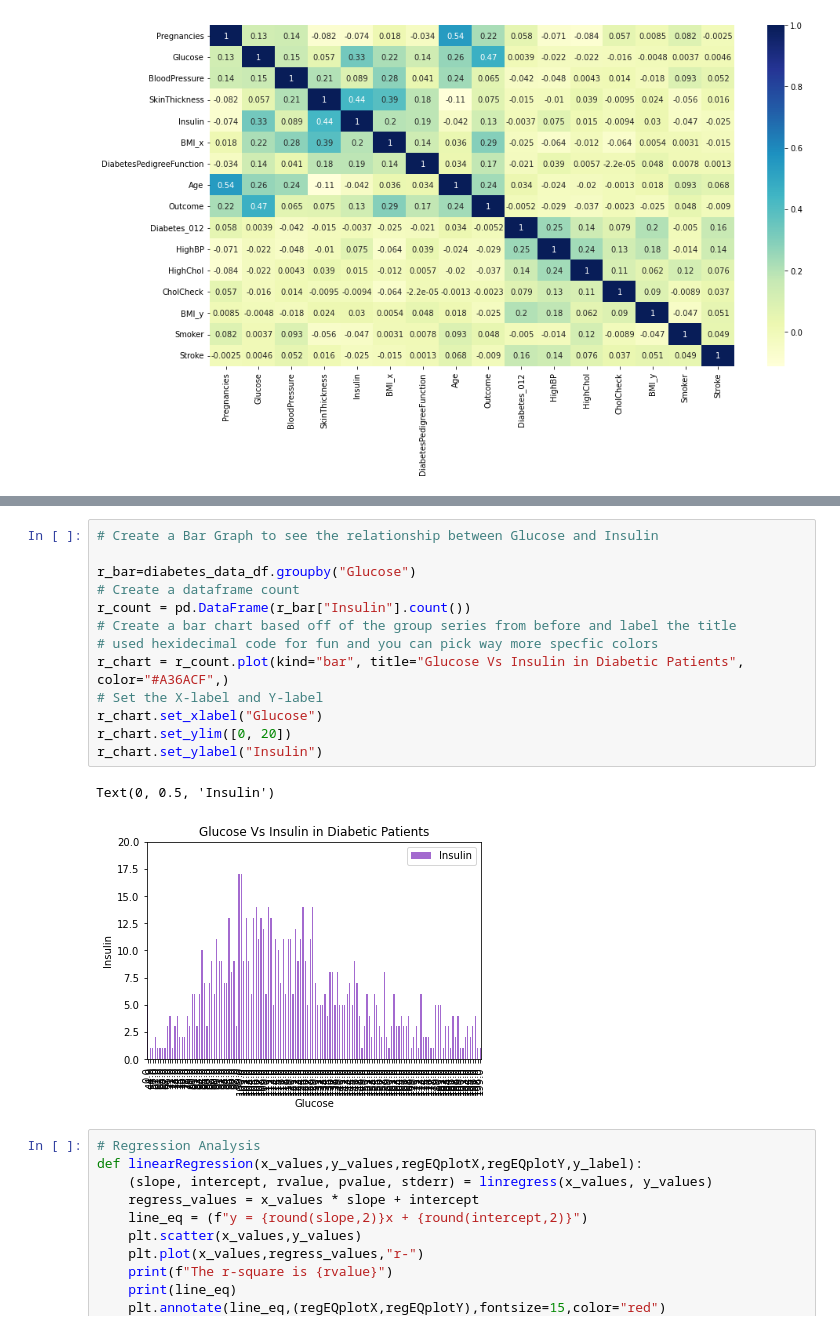
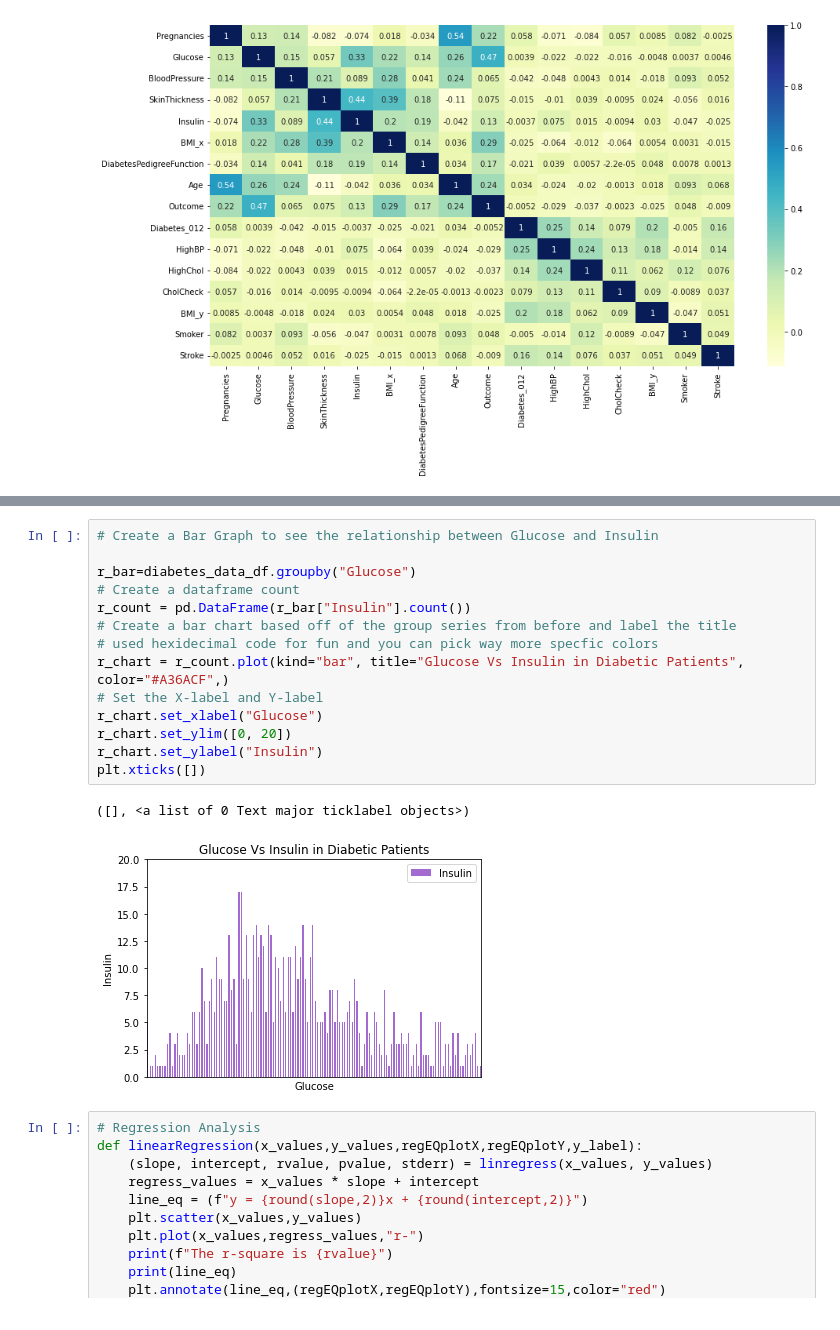
Before and after one commit to mward95/Diabetes_Extract_Transform_Load, a Jupyter notebook: Diabetes.ipynb, the cells around one changed output, grey strips where cells are left out. Cells and saved outputs as stored; diff of their text form.

```diff
--- a/Diabetes.ipynb
+++ b/Diabetes.ipynb
@@ -242,19 +242,20 @@ diabetes_data_df.describe()
 # %%
 # Create a Bar Graph to see the relationship between Glucose and Insulin
 
 r_bar=diabetes_data_df.groupby("Glucose")
 # Create a dataframe count
 r_count = pd.DataFrame(r_bar["Insulin"].count())
 # Create a bar chart based off of the group series from before and label the title
 # used hexidecimal code for fun and you can pick way more specfic colors
 r_chart = r_count.plot(kind="bar", title="Glucose Vs Insulin in Diabetic Patients", color="#A36ACF",)
 # Set the X-label and Y-label
 r_chart.set_xlabel("Glucose")
 r_chart.set_ylim([0, 20])
 r_chart.set_ylabel("Insulin")
+plt.xticks([])
 # %% [output]
-Text(0, 0.5, 'Insulin')
+([], <a list of 0 Text major ticklabel objects>)
-[figure, old version]
+[figure, new version]
 # %%
 # Regression Analysis
 def linearRegression(x_values,y_values,regEQplotX,regEQplotY,y_label):
```
Also changed, not shown: parts of 5 cells of this notebook.
